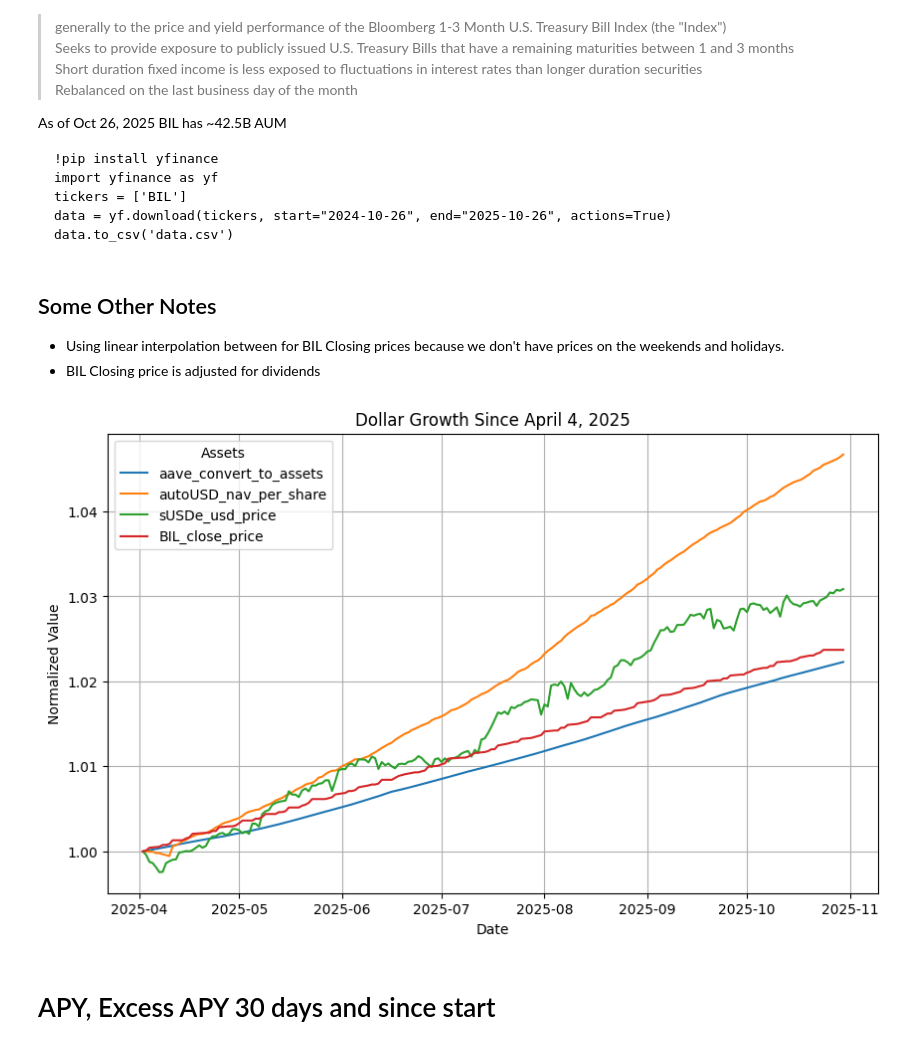
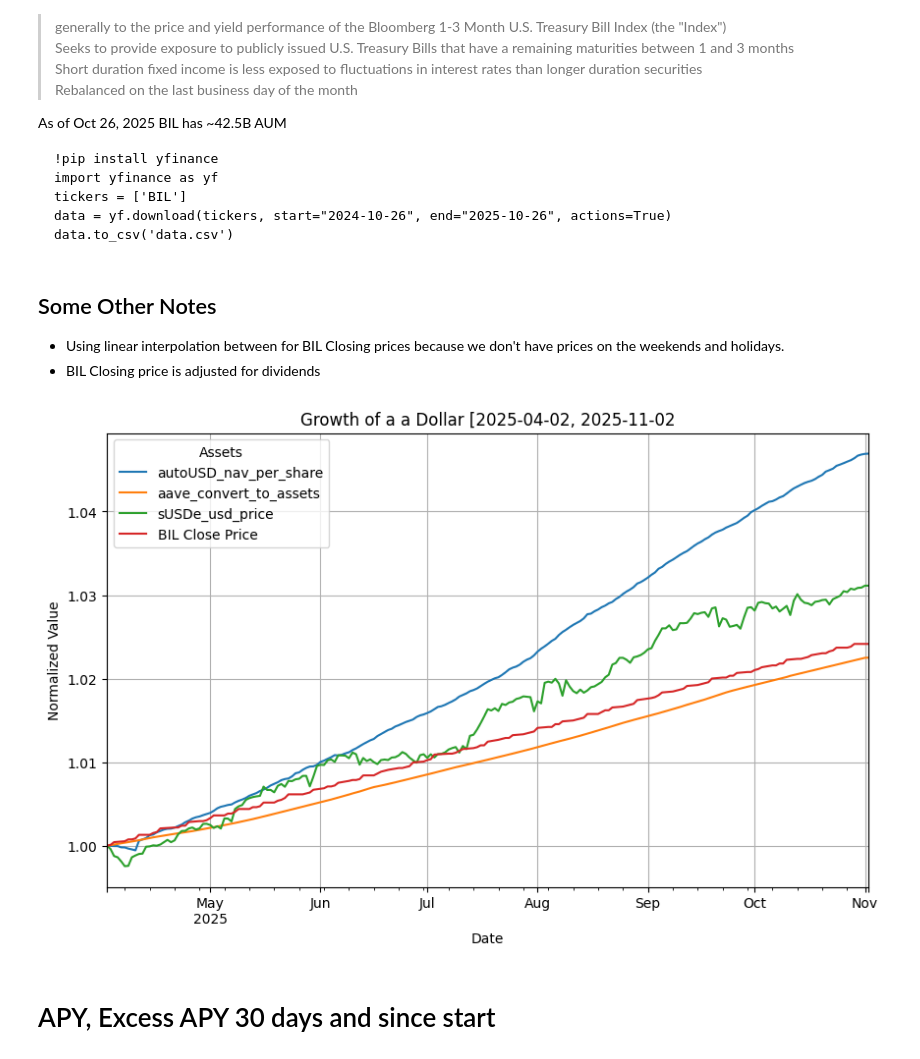
Before and after one commit to Tokemak/v2-rebalance-dashboard, a Jupyter notebook: mainnet_launch/slack_messages/check_returns.ipynb, the cells around one changed output. Drawn from its saved outputs; the diff is of its cells as text; code cells hidden in the pictures.

```diff
--- a/mainnet_launch/slack_messages/check_returns.ipynb
+++ b/mainnet_launch/slack_messages/check_returns.ipynb
@@ -138,24 +138,34 @@ bill_df.index = bill_df.index.date
 df.index = df.index.date
 large_df = df.merge(bill_df["BIL_close_price"], left_index=True, right_index=True, how="left")
 large_df["BIL_close_price"] = large_df["BIL_close_price"].interpolate("linear")
-
 first_non_na_values = large_df.apply(lambda col: col.loc[col.first_valid_index()])
 norm_one_large_df = large_df / first_non_na_values
 recent_df = large_df[large_df.index > pd.to_datetime("2025-04-01").date()]
 recent_first_df = recent_df.apply(lambda col: col.loc[col.first_valid_index()])
 norm_one_recent_df = recent_df / recent_first_df
-
-import matplotlib.pyplot as plt
-
-
-norm_one_recent_df.plot(title="Dollar Growth Since April 4, 2025", figsize=(10, 6))
-plt.xlabel("Date")
-plt.ylabel("Normalized Value")
-plt.legend(title="Assets")
-plt.grid(True)
-plt.show()
+norm_one_recent_df["BIL Close Price"] = norm_one_recent_df["BIL_close_price"].interpolate("linear")
+norm_one_recent_df = norm_one_recent_df[
+    ["aave_convert_to_assets", "autoUSD_nav_per_share", "sUSDe_usd_price", "BIL Close Price"]
+]
+norm_one_recent_df.index = pd.to_datetime(norm_one_recent_df.index)
-# %% [output]
-[figure, removed]
+# %%
+import matplotlib.pyplot as plt
+
+norm_one_recent_df = norm_one_recent_df[
+    ["autoUSD_nav_per_share", "aave_convert_to_assets", "sUSDe_usd_price", "BIL Close Price"]
+]
+
+norm_one_recent_df.plot(
+    title=f"Growth of a a Dollar [{norm_one_recent_df.index.min().date()}, {norm_one_recent_df.index.max().date()}",
+    figsize=(10, 6),
+)
+plt.xlabel("Date")
+plt.ylabel("Normalized Value")
+plt.legend(title="Assets")
+plt.grid(True)
+plt.show()
+# %% [output]
+[figure, added]
 # %% [markdown]
 # APY, Excess APY 30 days and since start
 # %%
```
Also changed, not shown: parts of 4 cells of this notebook, 2 other files.
